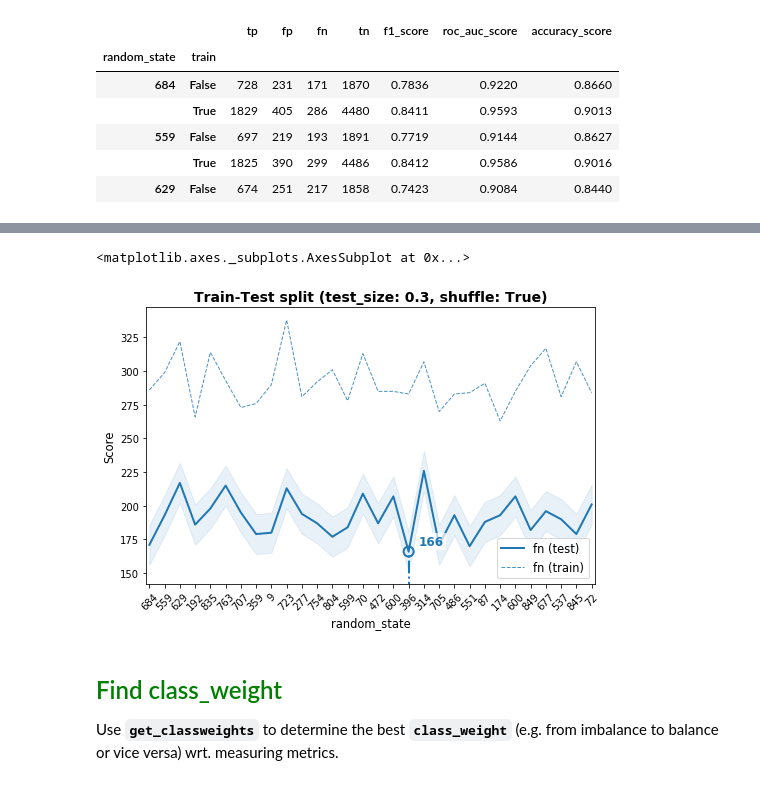
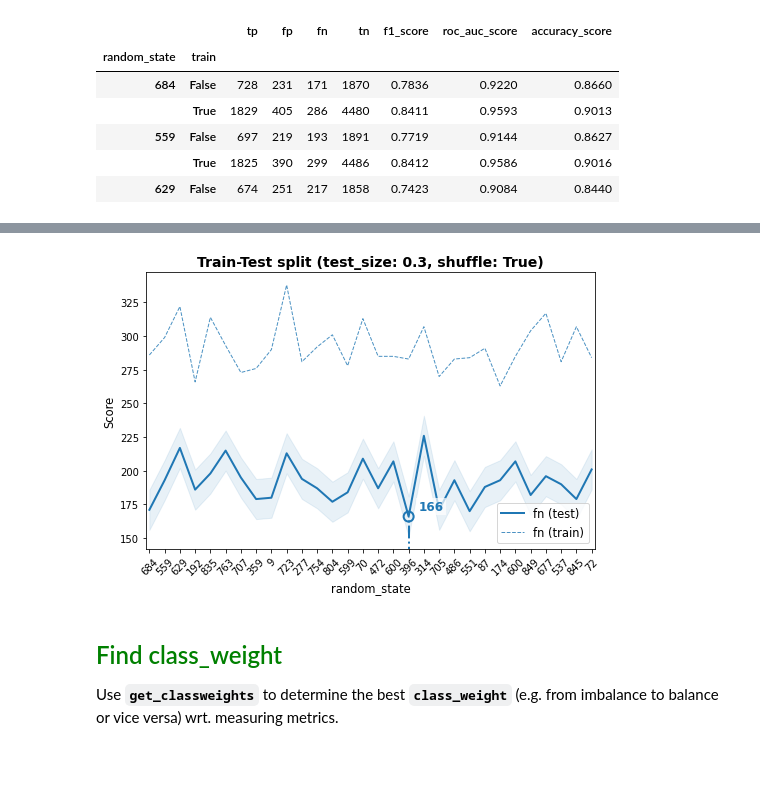
Before and after one commit to Nak007/randomforest_analysis, a Jupyter notebook: randomforest_analysis_colab.ipynb, the cells around one changed output, grey strips where cells are left out. Cells and saved outputs as stored; diff of their text form; code cells hidden in the pictures.

```diff
--- a/randomforest_analysis_colab.ipynb
+++ b/randomforest_analysis_colab.ipynb
@@ -411,8 +384,7 @@ ax.legend(loc=2)
 # %%
-model.plotting(["fn"], decimal=0, criterion="min")
+ax = model.plotting(["fn"], decimal=0, criterion="min")
 # %% [output]
-<matplotlib.axes._subplots.AxesSubplot at 0x...>
-[figure, old version]
+[figure, new version]
 # %% [markdown]
 ### <font color="green" size=5> Find class_weight </font>
 
```
Also changed, not shown: parts of 49 cells of this notebook, 2 other files.
